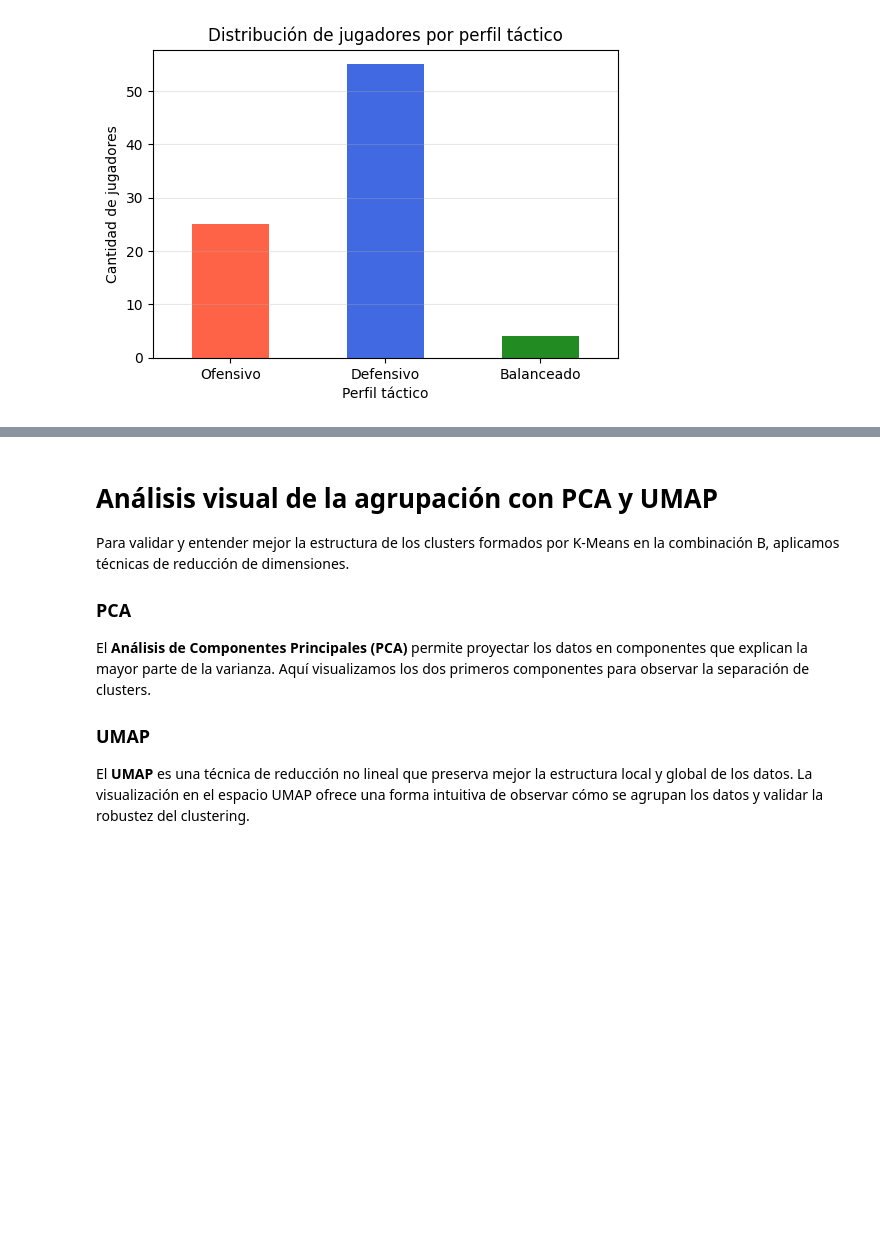
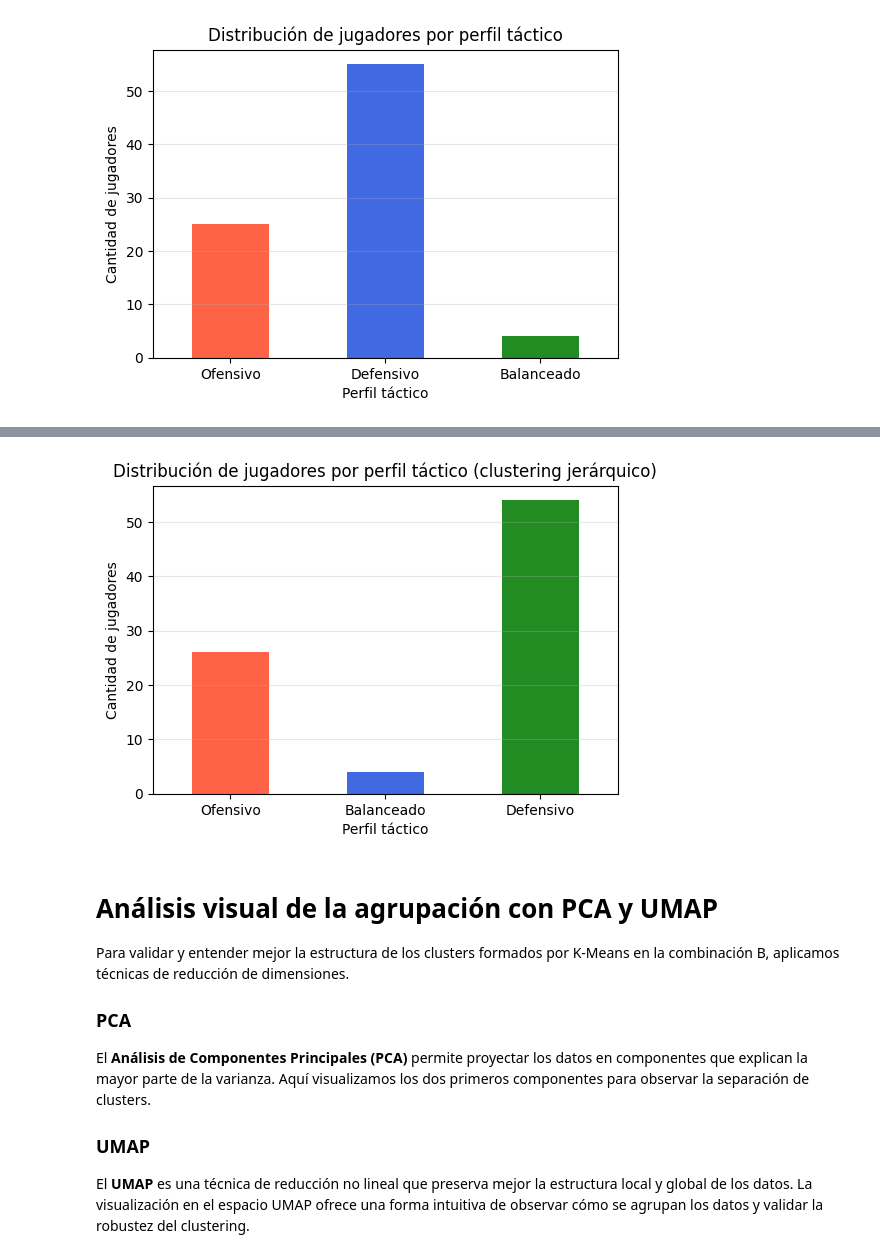
Before and after one commit to valenlopezzz04/Proyecto-padel-analitica, a Jupyter notebook: kmeans2.ipynb, the cells around one changed output, grey strips where cells are left out. Cells and saved outputs as stored; diff of their text form; code cells hidden in the pictures; blank space fills up the shorter version.

```diff
--- a/kmeans2.ipynb
+++ b/kmeans2.ipynb
@@ -897,9 +905,17 @@ display(df_results_agglo)
 # %%
-# Asigna los clusters del jerárquico al dataframe
-df_match_agglo = df_match.copy()
-df_match_agglo["cluster_agglo"] = clusters_agglo   # clusters_agglo generado con feature B y n_clusters=3
+# Aplica clustering jerárquico SOLO para combinación 3 (features_3)
+X_c3 = df_merged[features_3].dropna().copy()
+scaler = StandardScaler()
+X_c3_scaled = scaler.fit_transform(X_c3)
 
-# Calcular la media de cada variable por cluster
-means_agglo = df_match_agglo.groupby("cluster_agglo")[features_B].mean()
-print(means_agglo)
+agglo_c3 = AgglomerativeClustering(n_clusters=3)
+clusters_c3 = agglo_c3.fit_predict(X_c3_scaled)
+
+# Guardar clusters en el dataframe correspondiente
+df_c3 = X_c3.copy()
+df_c3["cluster_agglo"] = clusters_c3  # O cualquier nombre que prefieras
+
+# Calcular medias, std, y count por cluster
+res_stats_agglo = df_c3.groupby("cluster_agglo")[features_3].agg(['mean', 'std', 'count'])
+display(res_stats_agglo)
 # %% [output]
@@ -964,3 +942,30 @@ Passing `palette` without assigning `hue` is deprecated and will be removed in v
+# %%
+import matplotlib.pyplot as plt
+
+# Diccionario para nombres por cluster jerárquico
+perfil_agglo = {
+    0: "Ofensivo",
+    1: "Balanceado",
+    2: "Defensivo"
+}
+
+# Asignar nombre de perfil táctico jerárquico en el dataframe
+df_c3["perfil_jerarquico"] = df_c3["cluster_agglo"].map(perfil_agglo)
+
+# Conteo por perfil
+conteo_perfil_agglo = df_c3["perfil_jerarquico"].value_counts().reindex(["Ofensivo", "Balanceado", "Defensivo"])
+
+# Gráfico de barras con nombres personalizados
+plt.figure(figsize=(6,4))
+conteo_perfil_agglo.plot.bar(color=["tomato", "royalblue", "forestgreen"])
+plt.title("Distribución de jugadores por perfil táctico (clustering jerárquico)")
+plt.xlabel("Perfil táctico")
+plt.ylabel("Cantidad de jugadores")
+plt.grid(axis="y", alpha=0.3)
+plt.xticks(rotation=0)
+plt.show()
+# %% [output]
+[figure, added]
 # %% [markdown]
 # Análisis visual de la agrupación con PCA y UMAP
 
```
Also changed, not shown: parts of 7 cells of this notebook.
